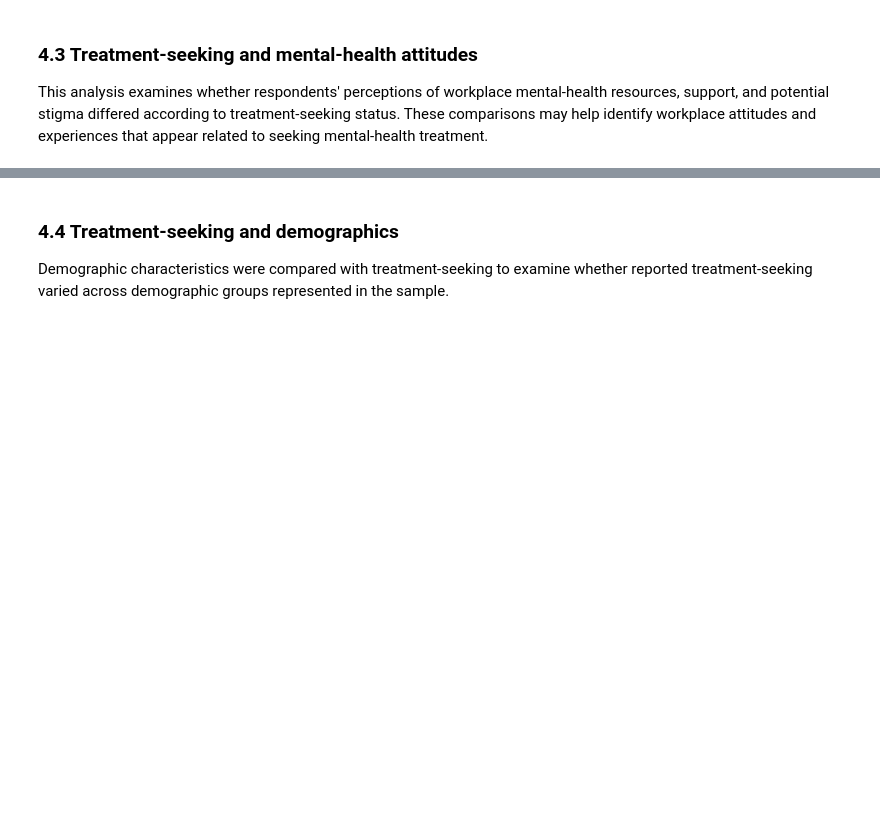
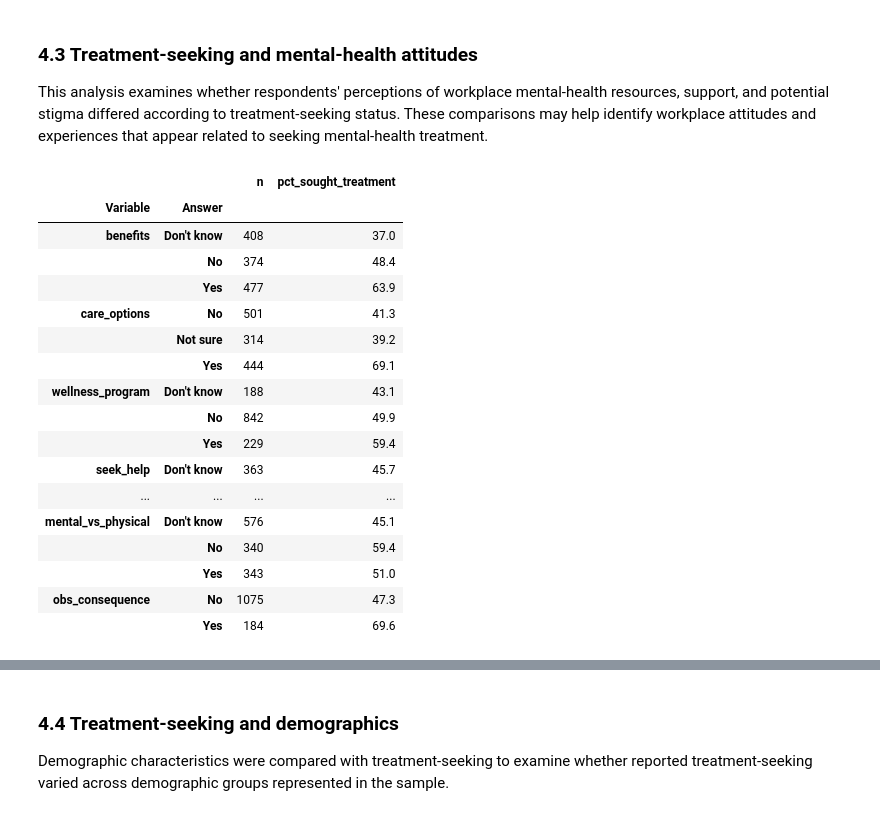
Before and after one commit to emmakatz06/ds-fall-project-2026, a Jupyter notebook: notebooks/02_eda.ipynb, the cells around one changed output, grey strips where cells are left out. Cells and saved outputs as stored; diff of their text form; code cells hidden in the pictures; blank space fills up the shorter version.

```diff
--- a/notebooks/02_eda.ipynb
+++ b/notebooks/02_eda.ipynb
@@ -554,3 +554,43 @@ Row percentages:
 # %% [markdown]
 ### 4.3 Treatment-seeking and mental-health attitudes
 This analysis examines whether respondents' perceptions of workplace mental-health resources, support, and potential stigma differed according to treatment-seeking status. These comparisons may help identify workplace attitudes and experiences that appear related to seeking mental-health treatment.
+# %%
+attitude_cols = [
+    "benefits", "care_options", "wellness_program", "seek_help",
+    "anonymity", "leave", "mental_health_consequence",
+    "phys_health_consequence", "coworkers", "supervisor",
+    "mental_health_interview", "phys_health_interview",
+    "mental_vs_physical", "obs_consequence",
+]
+
+# Share who sought treatment within each answer category
+attitude_rates = pd.concat(
+    {
+        col: df.groupby(col)["treatment"]
+        .agg(n="size", pct_sought_treatment=lambda s: (s == "Yes").mean() * 100)
+        .round(1)
+        for col in attitude_cols
+    },
+    names=["Variable", "Answer"],
+)
+
+display(attitude_rates)
+# %% [output]
+|  |  | n | pct_sought_treatment |
+| Variable | Answer |  |  |
+| benefits | Don't know | 408 | 37.0 |
+|  | No | 374 | 48.4 |
+|  | Yes | 477 | 63.9 |
+| care_options | No | 501 | 41.3 |
+|  | Not sure | 314 | 39.2 |
+|  | Yes | 444 | 69.1 |
+| wellness_program | Don't know | 188 | 43.1 |
+|  | No | 842 | 49.9 |
+|  | Yes | 229 | 59.4 |
+| seek_help | Don't know | 363 | 45.7 |
+| ... | ... | ... | ... |
+| mental_vs_physical | Don't know | 576 | 45.1 |
+|  | No | 340 | 59.4 |
+|  | Yes | 343 | 51.0 |
+| obs_consequence | No | 1075 | 47.3 |
+|  | Yes | 184 | 69.6 |
```
Also changed, not shown: parts of 6 cells of this notebook, 3 other files.
